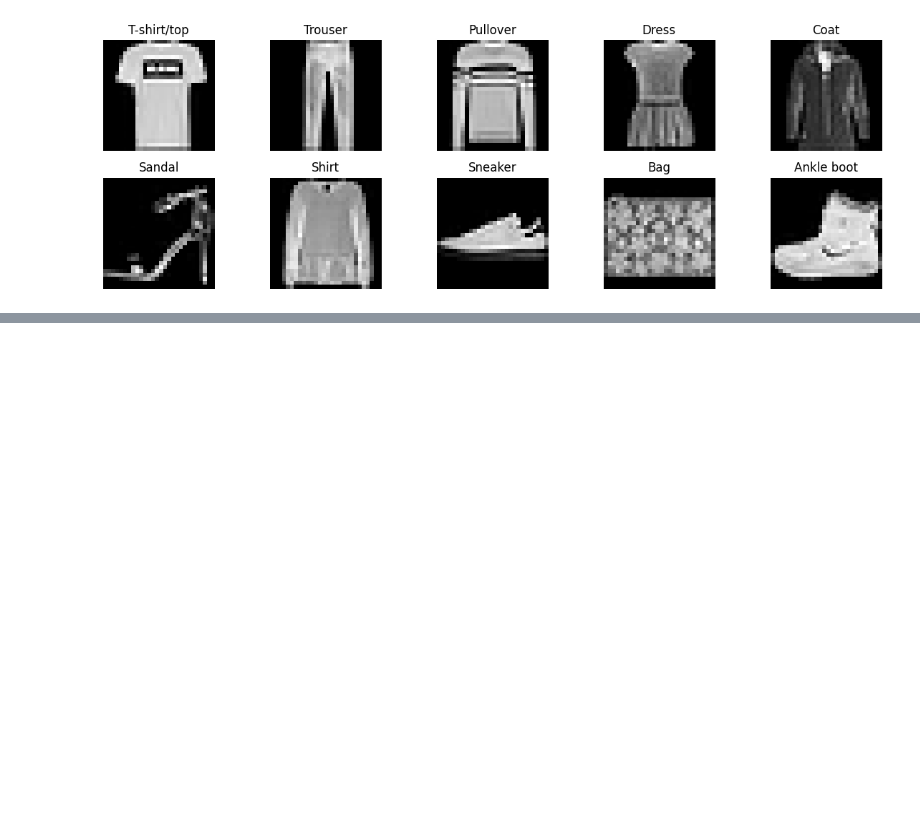
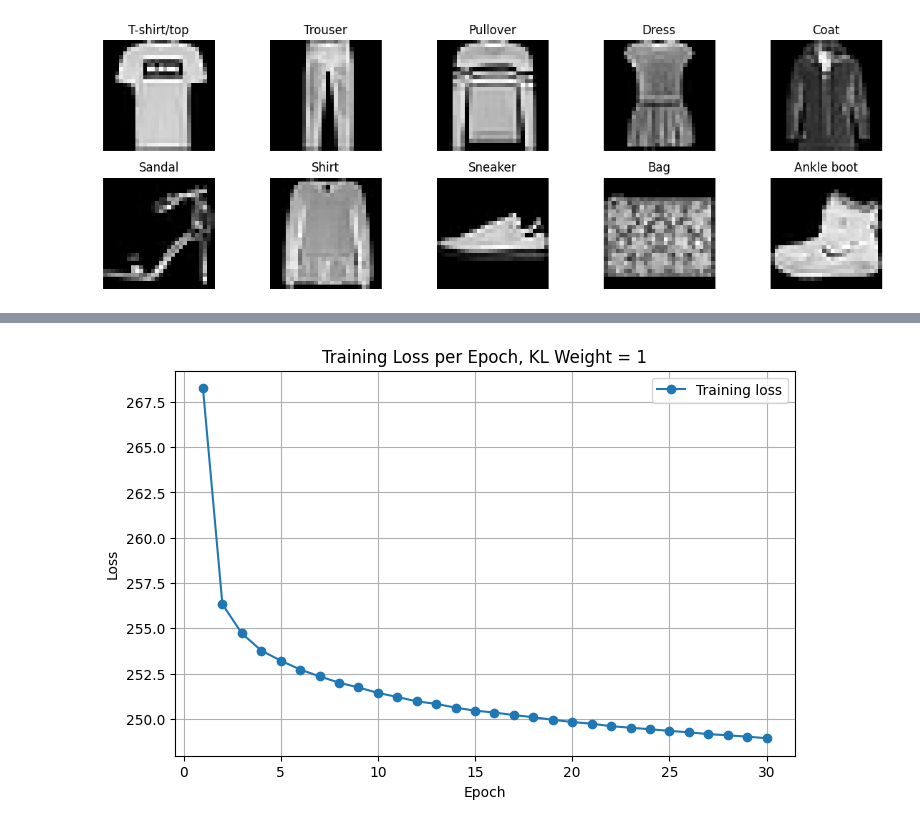
Before and after one commit to Viictordvd/High-Dimensional-and-Deep-Learning, a Jupyter notebook: Projet-2-VAECond/Conditional VAEs copy.ipynb, the cells around one changed output, grey strips where cells are left out. Cells and saved outputs as stored; diff of their text form; code cells hidden in the pictures; blank space fills up the shorter version.

```diff
--- a/Projet-2-VAECond/Conditional VAEs copy.ipynb
+++ b/Projet-2-VAECond/Conditional VAEs copy.ipynb
@@ -41,7 +44,7 @@ taille du data_set de test: 10000
 On visualise un exemple de chaque classe
 # %%
 classes = ["T-shirt/top", "Trouser", "Pullover", "Dress", "Coat","Sandal", "Shirt", "Sneaker", "Bag", "Ankle boot"] # Les 10 classes de Fashion-MNIST
-
+label_size=10
 examples = {}
 
 for img, label in train_dataset:
@@ -90,0 +140,55 @@ class MaskedBCELoss(nn.Module):
+# %%
+def loss_function(recon_x, x, mu, logvar, beta):
+    BCE = F.binary_cross_entropy(recon_x, x, reduction='sum')
+    KLD = -0.5 * torch.sum(1 + logvar - mu.pow(2) - logvar.exp())
+    return BCE + beta * KLD, BCE, KLD
+# %%
+# Hyperparameters
+batch_size = 128
+latent_dim = 2
+learning_rate = 1e-3
+epochs = 30
+beta = 1
+
+
+# Initialize the VAE model and the Adam optimizer
+def Train(beta): # On passe beta en paramètre pour plus tard (quand on regarde son influence sur l'espace latent)
+    cvae = cVAE(latent_dim=latent_dim)
+    cvae.to(device)
+    optimizer = optim.Adam(cvae.parameters(), lr=learning_rate)
+
+    losses = []
+
+    # Train the model for the given number of epochs
+    # At the end of each epoch, print the training loss
+    for epoch in range(1, epochs + 1):
+        cvae.train()
+        running_loss = 0.0
+        for batch_idx, (data, labels) in enumerate(train_loader):
+            data = data.to(device)
+            labels = labels.to(device)
+
+            optimizer.zero_grad()
+            recon_batch, mu, logvar = cvae(data, labels)
+            loss,_,_ = loss_function(recon_batch, data, mu, logvar,beta)
+            loss.backward()
+            optimizer.step()
+
+            running_loss += loss.item()
+        epoch_loss = running_loss / len(train_loader.dataset)
+        losses.append(epoch_loss)
+        #print(f'Epoch {epoch}, Training loss: {epoch_loss:.4f}')
+
+
+    plt.figure(figsize=(8,5))
+    plt.plot(range(1, epochs+1), losses, marker='o', label='Training loss')
+    plt.xlabel('Epoch')
+    plt.ylabel('Loss')
+    plt.title(f'Training Loss per Epoch, KL Weight = {beta}')
+    plt.grid(True)
+    plt.legend()
+    plt.show()
+    return cvae
+CVAE_1 = Train(beta)
+# %% [output]
+[figure, added]
```
Also changed, not shown: parts of 15 cells of this notebook.
